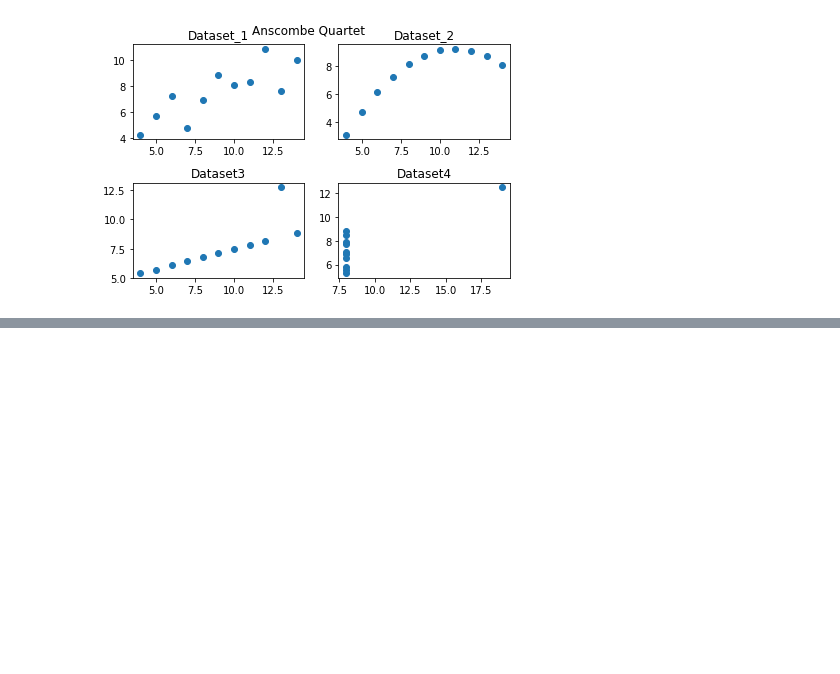
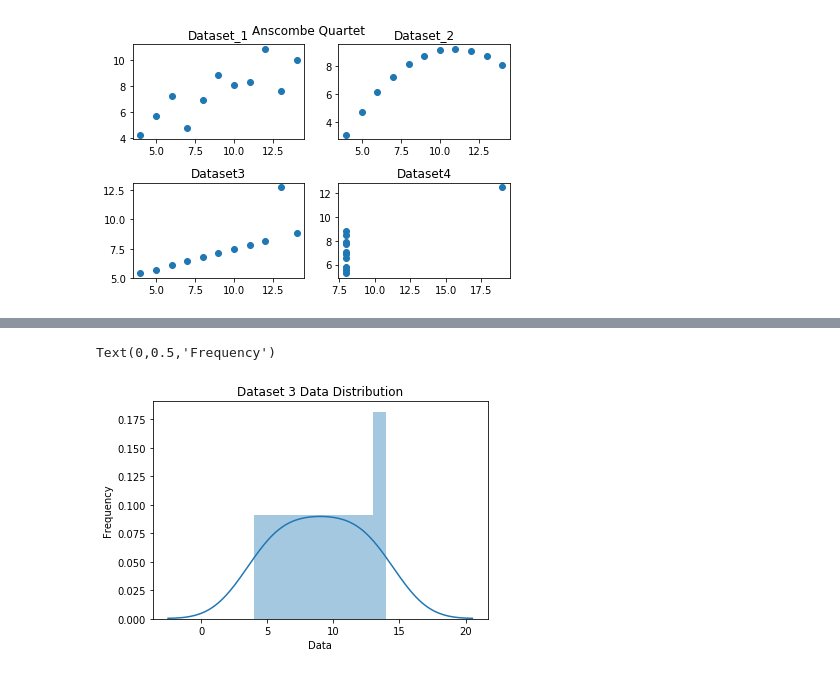
Before and after one commit to MarcoMen-Temp/Fundamentals-Practice, a Jupyter notebook: Anscombe Quartet Analysis.ipynb, the cells around one changed output, grey strips where cells are left out. Saved outputs shown, nothing was run; the diff lists cells and outputs as text; code cells hidden in the pictures; blank space fills up the shorter version.

```diff
--- a/Anscombe Quartet Analysis.ipynb
+++ b/Anscombe Quartet Analysis.ipynb
@@ -339,0 +369,8 @@ We can run model diagnostics on our data using residuals and QQ plots to see how
+# %%
+ax3 = sns.distplot(ds_3['x'], bins=10, kde=True)
+ax3.set_title('Dataset 3 Data Distribution')
+ax3.set_xlabel('Data')
+ax3.set_ylabel('Frequency')
+# %% [output]
+Text(0,0.5,'Frequency')
+[figure, added]
```
Also changed, not shown: parts of 4 cells of this notebook.
